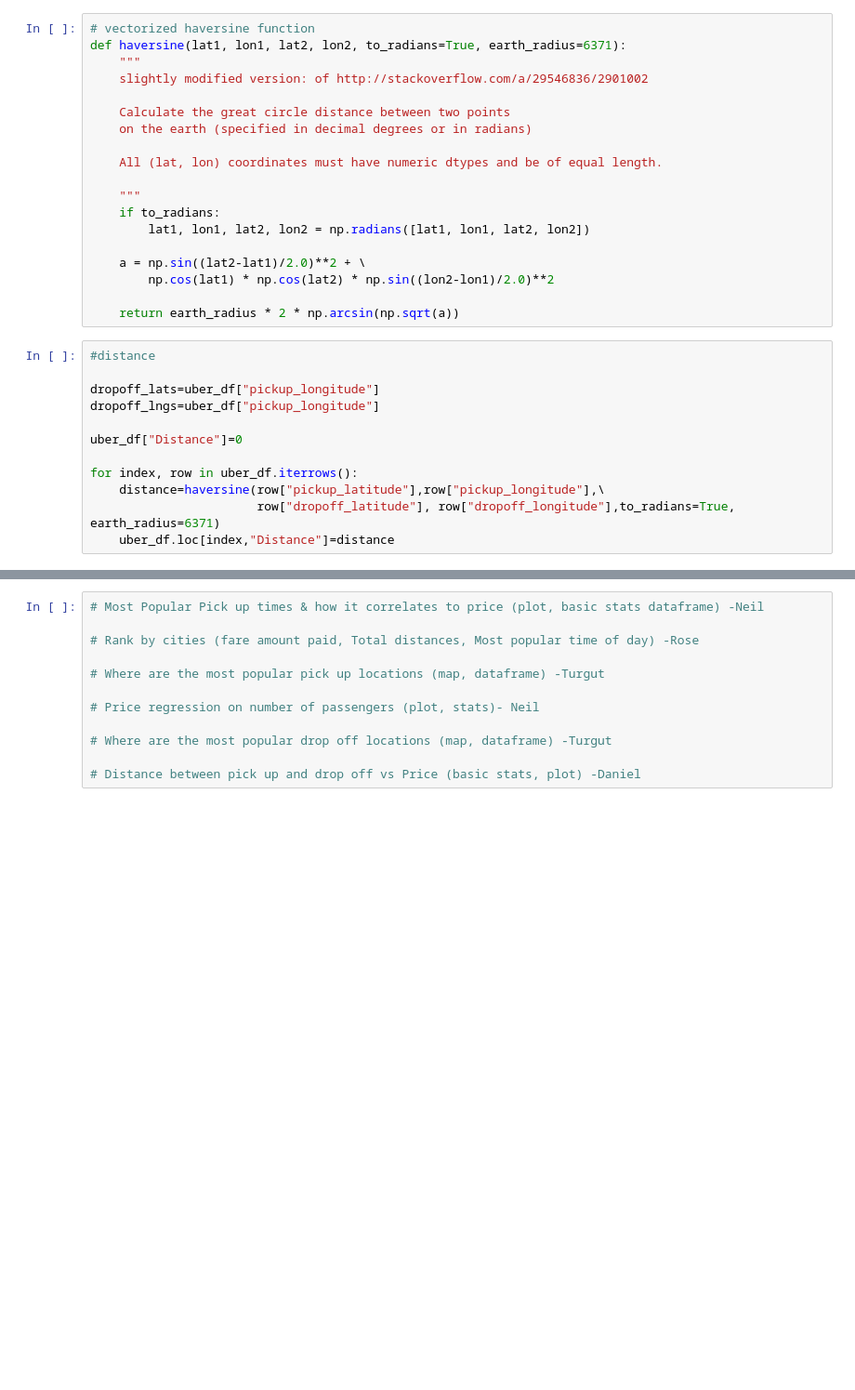
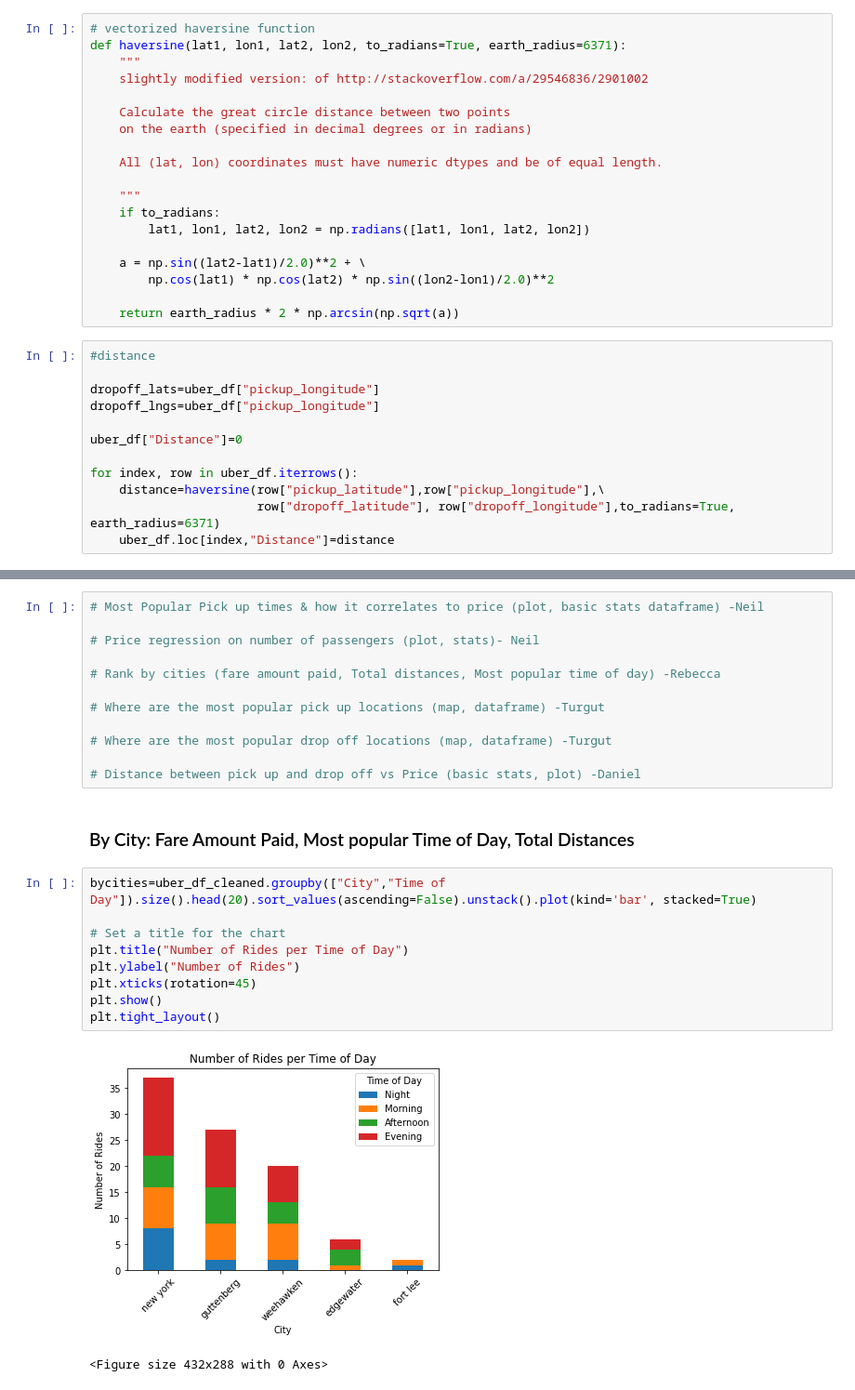
Before and after one commit to turgutugur/project_1_repo, a Jupyter notebook: group5_UberData_project1.ipynb, the cells around one changed output, grey strips where cells are left out. Shown at 93% size. Drawn from its saved outputs; the diff is of its cells as text; blank space fills up the shorter version.

Commit message:
rebecca's changes for tuesday

```diff
--- a/group5_UberData_project1.ipynb
+++ b/group5_UberData_project1.ipynb
@@ -119,12 +201,26 @@ uber_df_cleaned
 # %%
 # Most Popular Pick up times & how it correlates to price (plot, basic stats dataframe) -Neil
 
-# Rank by cities (fare amount paid, Total distances, Most popular time of day) -Rose
+# Price regression on number of passengers (plot, stats)- Neil
+
+# Rank by cities (fare amount paid, Total distances, Most popular time of day) -Rebecca
 
 # Where are the most popular pick up locations (map, dataframe) -Turgut
-
-# Price regression on number of passengers (plot, stats)- Neil
 
 # Where are the most popular drop off locations (map, dataframe) -Turgut
 
 # Distance between pick up and drop off vs Price (basic stats, plot) -Daniel
+# %% [markdown]
+### By City: Fare Amount Paid, Most popular Time of Day, Total Distances
+# %%
+bycities=uber_df_cleaned.groupby(["City","Time of Day"]).size().head(20).sort_values(ascending=False).unstack().plot(kind='bar', stacked=True)
+
+# Set a title for the chart
+plt.title("Number of Rides per Time of Day")
+plt.ylabel("Number of Rides")
+plt.xticks(rotation=45)
+plt.show()
+plt.tight_layout()
+# %% [output]
+[figure, added]
+<Figure size 432x288 with 0 Axes>
```
Also changed, not shown: parts of 15 cells of this notebook, 1 other file.
